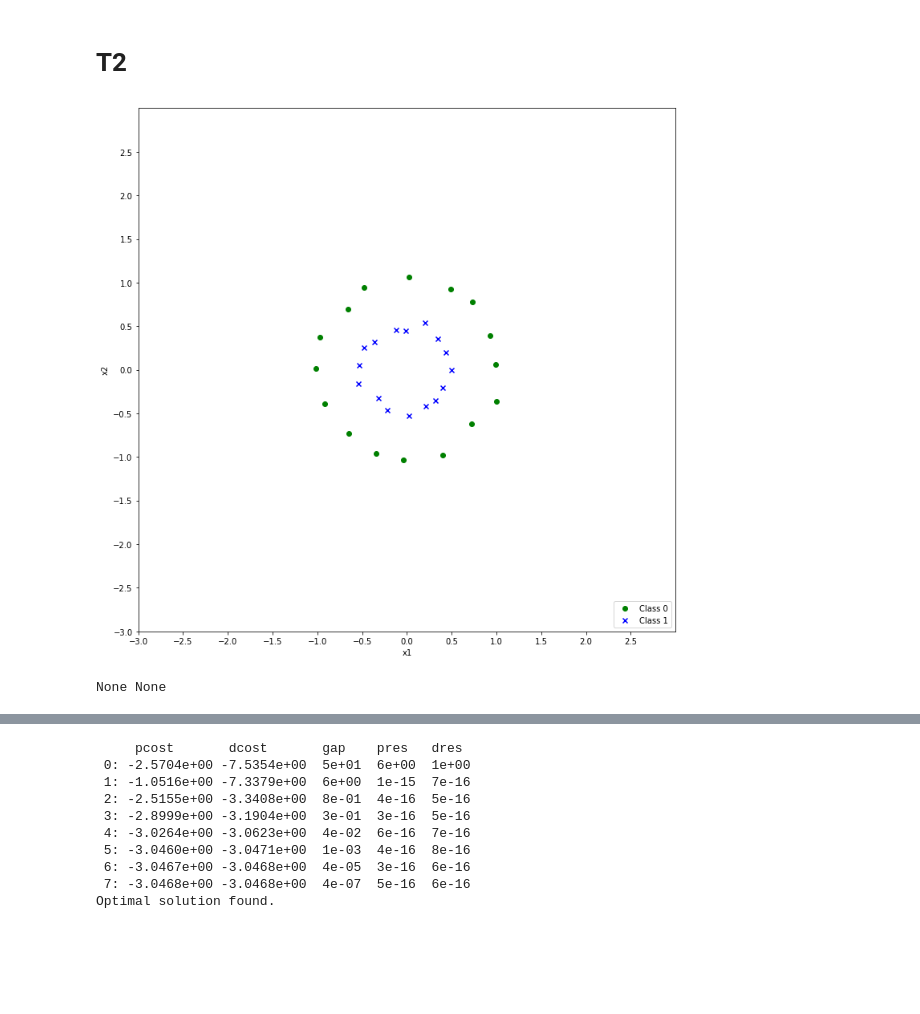
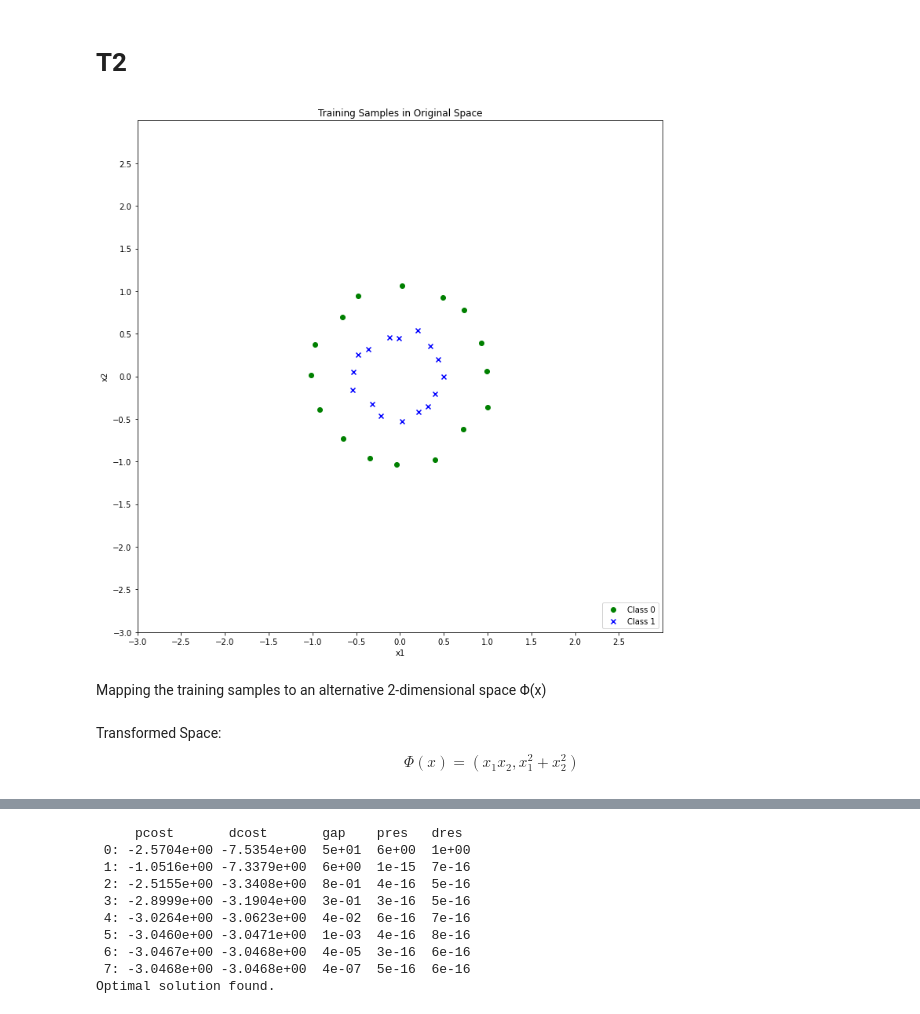
Before and after one commit to melihkurtaran/MachineLearning, a Jupyter notebook: InstanceBasedLearning/InstancebasedLearning.ipynb, the cells around one changed output, grey strips where cells are left out. Drawn from its saved outputs; the diff is of its cells as text; code cells hidden in the pictures; blank space fills up the shorter version.

```diff
--- a/InstanceBasedLearning/InstancebasedLearning.ipynb
+++ b/InstanceBasedLearning/InstancebasedLearning.ipynb
@@ -412,62 +412,34 @@ plt.scatter(class_0[:, 0], class_0[:, 1],
             marker='o', color='green',
             label='Class 0')
 
 # Scatter plot for class 1
 plt.scatter(class_1[:, 0], class_1[:, 1],
             marker='x', color='blue',
             label='Class 1')
 
 # Set plot limits
 plt.xlim(-3, 3)
 plt.ylim(-3, 3)
 
 # Set axis ticks
 plt.xticks(np.arange(-3, 3, step=0.5))
 plt.yticks(np.arange(-3, 3, step=0.5))
 
 # Set axis labels
 plt.xlabel('X-axis')
 plt.ylabel('Y-axis')
 
 # Add labels
 plt.xlabel('x1')
 plt.ylabel('x2')
 
+# Add title
+plt.title("Training Samples in Original Space")
+
 # Add legend
 plt.legend(loc='lower right')
 
 # Show plot
 plt.show()
 # %% [output]
-[figure, old version]
+[figure, new version]
-# %%
-N = X.shape[0]
-
-# Reshape y to match the shape of X
-y = y.reshape((N,1))
-
-# Create variables for the weights and bias
-w = cp.Variable((2,1))
-w0 = cp.Variable()
-
-# Define the loss function as the L2 norm of w squared, which is equivalent to the L2 regularization
-loss = cp.Minimize(0.5 * cp.square(cp.norm(w)))
-
-# Create an empty list to store the constraints
-constr = []
-
-# Iterate through each data point and add a constraint for it
-for i in range(N):
-  xi, yi = X[i,:], y[i]
-  constr += [yi @ (xi @ w + w0) >= 1]
-
-# Create the optimization problem with the loss and constraints
-prob = cp.Problem(loss, constr)
-
-# Solve the problem
-prob.solve()
-
-# Print the values of the optimized variables
-print(w.value, w0.value) # w = [1.0, -1.0], w0 = -1.0
-# %% [output]
-None None
@@ -476,0 +446,7 @@ def kernel(x, y):
+# %% [markdown]
+Mapping the training samples to an alternative 2-dimensional space Φ(x)
+# %% [markdown]
+Transformed Space:
+$$
+  Φ(x) = (x_{1}x_{2},x_{1}^2 + x_{2}^2)
+$$
```
Also changed, not shown: parts of 29 cells of this notebook.
